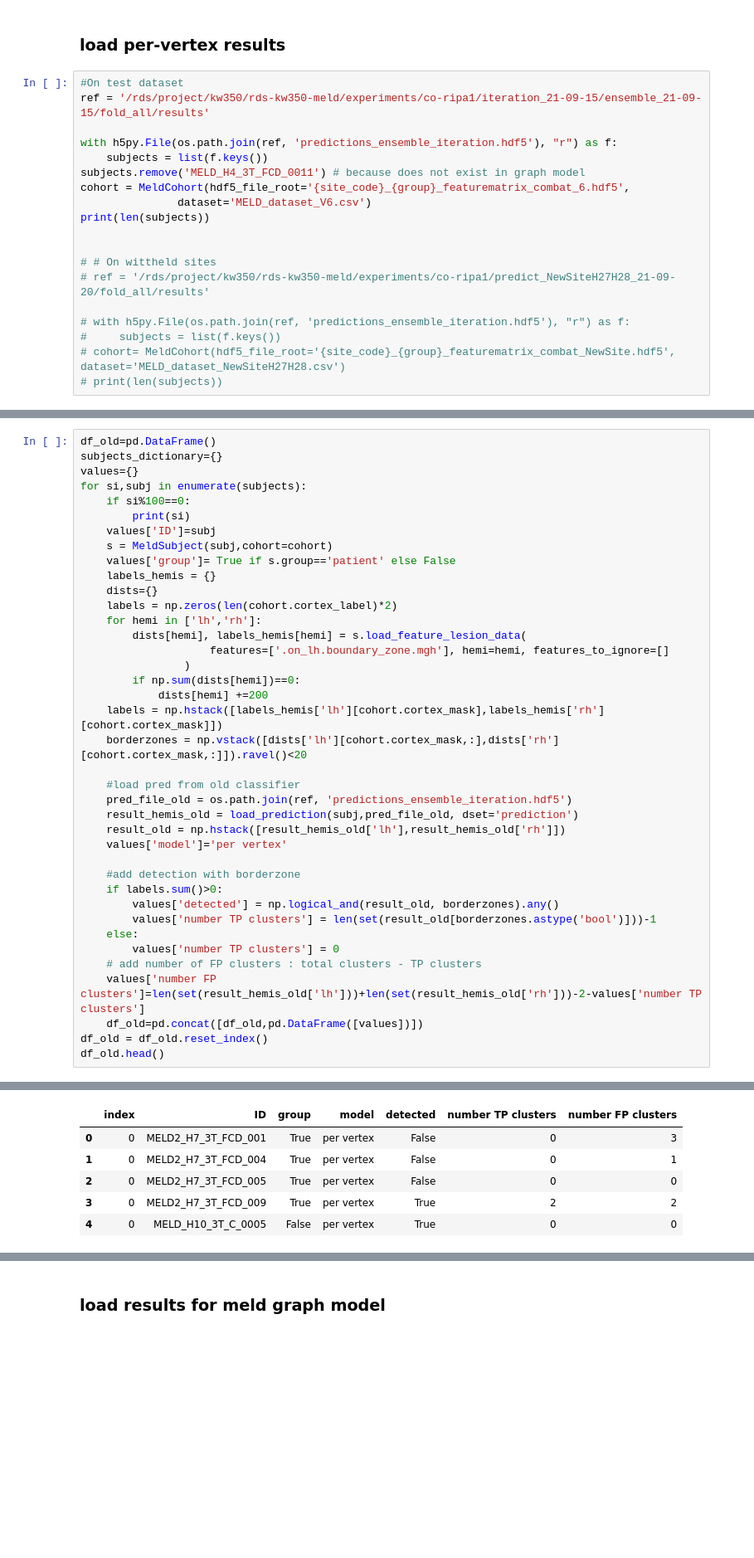
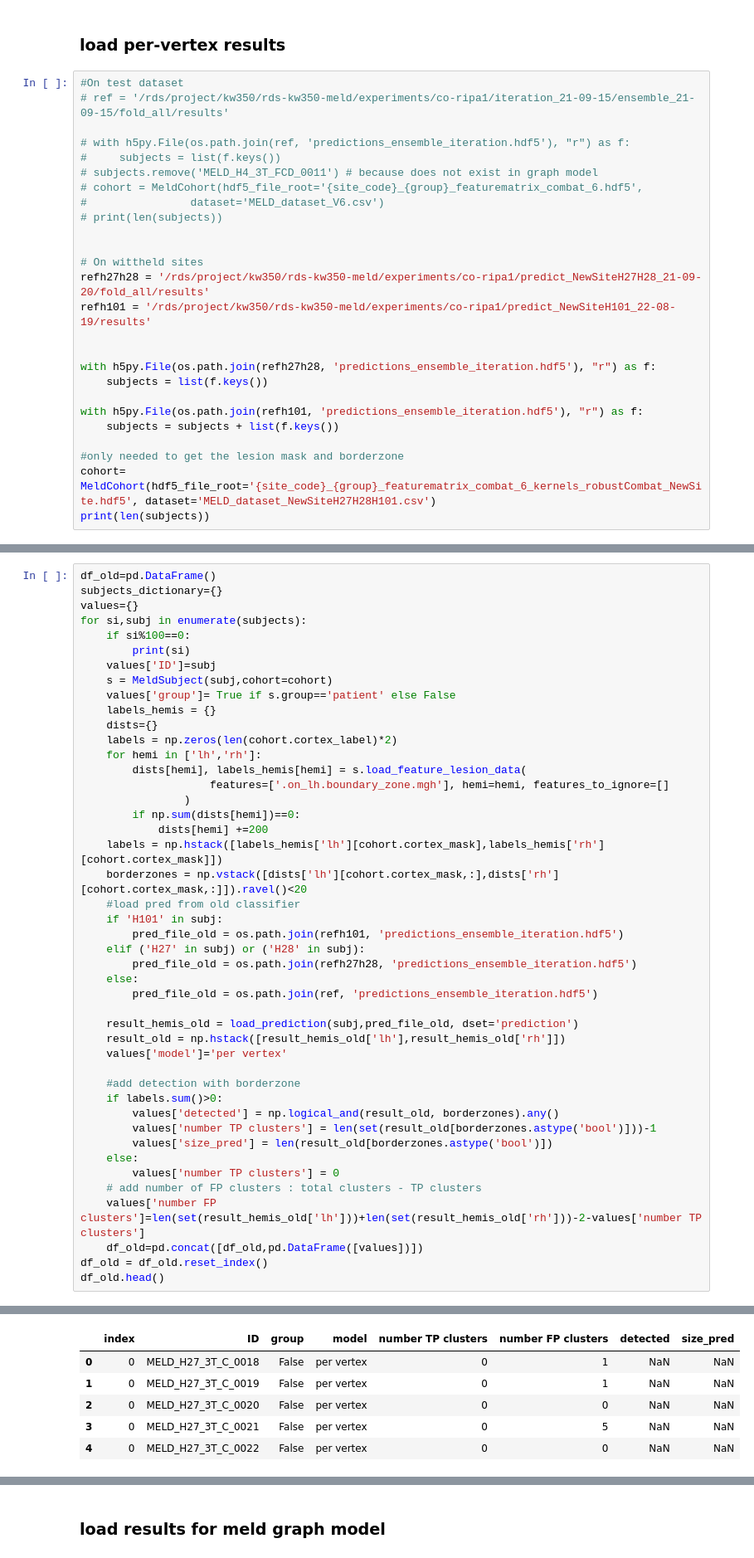
Before and after one commit to MELDProject/meld_graph, a Jupyter notebook: notebooks/compare_results_MLP.ipynb, the cells around one changed output, grey strips where cells are left out. Shown at 83% size. Drawn from its saved outputs; the diff is of its cells as text; blank space fills up the shorter version.

Commit message:
update results table - demographics - UMAP

```diff
--- a/notebooks/compare_results_MLP.ipynb
+++ b/notebooks/compare_results_MLP.ipynb
@@ -21,21 +26,28 @@ Setting EXPERIMENT_PATH to /rds/project/kw350/rds-kw350-meld/experiments_graph/k
 ### load per-vertex results
 # %%
 #On test dataset
-ref = '/rds/project/kw350/rds-kw350-meld/experiments/co-ripa1/iteration_21-09-15/ensemble_21-09-15/fold_all/results'
-
-with h5py.File(os.path.join(ref, 'predictions_ensemble_iteration.hdf5'), "r") as f:
-    subjects = list(f.keys())
-subjects.remove('MELD_H4_3T_FCD_0011') # because does not exist in graph model
-cohort = MeldCohort(hdf5_file_root='{site_code}_{group}_featurematrix_combat_6.hdf5',
-               dataset='MELD_dataset_V6.csv')
-print(len(subjects))
-
-
-# # On wittheld sites
-# ref = '/rds/project/kw350/rds-kw350-meld/experiments/co-ripa1/predict_NewSiteH27H28_21-09-20/fold_all/results'
+# ref = '/rds/project/kw350/rds-kw350-meld/experiments/co-ripa1/iteration_21-09-15/ensemble_21-09-15/fold_all/results'
 
 # with h5py.File(os.path.join(ref, 'predictions_ensemble_iteration.hdf5'), "r") as f:
 #     subjects = list(f.keys())
-# cohort= MeldCohort(hdf5_file_root='{site_code}_{group}_featurematrix_combat_NewSite.hdf5', dataset='MELD_dataset_NewSiteH27H28.csv')
+# subjects.remove('MELD_H4_3T_FCD_0011') # because does not exist in graph model
+# cohort = MeldCohort(hdf5_file_root='{site_code}_{group}_featurematrix_combat_6.hdf5',
+#                dataset='MELD_dataset_V6.csv')
 # print(len(subjects))
+
+
+# On wittheld sites
+refh27h28 = '/rds/project/kw350/rds-kw350-meld/experiments/co-ripa1/predict_NewSiteH27H28_21-09-20/fold_all/results'
+refh101 = '/rds/project/kw350/rds-kw350-meld/experiments/co-ripa1/predict_NewSiteH101_22-08-19/results'
+
+
+with h5py.File(os.path.join(refh27h28, 'predictions_ensemble_iteration.hdf5'), "r") as f:
+    subjects = list(f.keys())
+
+with h5py.File(os.path.join(refh101, 'predictions_ensemble_iteration.hdf5'), "r") as f:
+    subjects = subjects + list(f.keys())
+
+#only needed to get the lesion mask and borderzone
+cohort= MeldCohort(hdf5_file_root='{site_code}_{group}_featurematrix_combat_6_kernels_robustCombat_NewSite.hdf5', dataset='MELD_dataset_NewSiteH27H28H101.csv')
+print(len(subjects))
 # %% [output]
@@ -61,9 +73,14 @@ for si,subj in enumerate(subjects):
             dists[hemi] +=200
     labels = np.hstack([labels_hemis['lh'][cohort.cortex_mask],labels_hemis['rh'][cohort.cortex_mask]])
     borderzones = np.vstack([dists['lh'][cohort.cortex_mask,:],dists['rh'][cohort.cortex_mask,:]]).ravel()<20
+    #load pred from old classifier
+    if 'H101' in subj:
+        pred_file_old = os.path.join(refh101, 'predictions_ensemble_iteration.hdf5')
+    elif ('H27' in subj) or ('H28' in subj):
+        pred_file_old = os.path.join(refh27h28, 'predictions_ensemble_iteration.hdf5')
+    else:
+        pred_file_old = os.path.join(ref, 'predictions_ensemble_iteration.hdf5')
 
-    #load pred from old classifier
-    pred_file_old = os.path.join(ref, 'predictions_ensemble_iteration.hdf5')
     result_hemis_old = load_prediction(subj,pred_file_old, dset='prediction')
     result_old = np.hstack([result_hemis_old['lh'],result_hemis_old['rh']])
     values['model']='per vertex'
@@ -72,6 +89,7 @@ for si,subj in enumerate(subjects):
     if labels.sum()>0:
         values['detected'] = np.logical_and(result_old, borderzones).any()
         values['number TP clusters'] = len(set(result_old[borderzones.astype('bool')]))-1
+        values['size_pred'] = len(result_old[borderzones.astype('bool')])
     else:
         values['number TP clusters'] = 0
     # add number of FP clusters : total clusters - TP clusters
@@ -88,9 +104,9 @@ df_old.head()
-|  | index | ID | group | model | detected | number TP clusters | number FP clusters |
-| 0 | 0 | MELD2_H7_3T_FCD_001 | True | per vertex | False | 0 | 3 |
-| 1 | 0 | MELD2_H7_3T_FCD_004 | True | per vertex | False | 0 | 1 |
-| 2 | 0 | MELD2_H7_3T_FCD_005 | True | per vertex | False | 0 | 0 |
-| 3 | 0 | MELD2_H7_3T_FCD_009 | True | per vertex | True | 2 | 2 |
-| 4 | 0 | MELD_H10_3T_C_0005 | False | per vertex | True | 0 | 0 |
+|  | index | ID | group | model | number TP clusters | number FP clusters | detected | size_pred |
+| 0 | 0 | MELD_H27_3T_C_0018 | False | per vertex | 0 | 1 | NaN | NaN |
+| 1 | 0 | MELD_H27_3T_C_0019 | False | per vertex | 0 | 1 | NaN | NaN |
+| 2 | 0 | MELD_H27_3T_C_0020 | False | per vertex | 0 | 0 | NaN | NaN |
+| 3 | 0 | MELD_H27_3T_C_0021 | False | per vertex | 0 | 5 | NaN | NaN |
+| 4 | 0 | MELD_H27_3T_C_0022 | False | per vertex | 0 | 0 | NaN | NaN |
 # %%
 df_old.groupby('group')['ID'].count()
 # %% [output]
```
Also changed, not shown: parts of 20 cells of this notebook, 3 other files.
